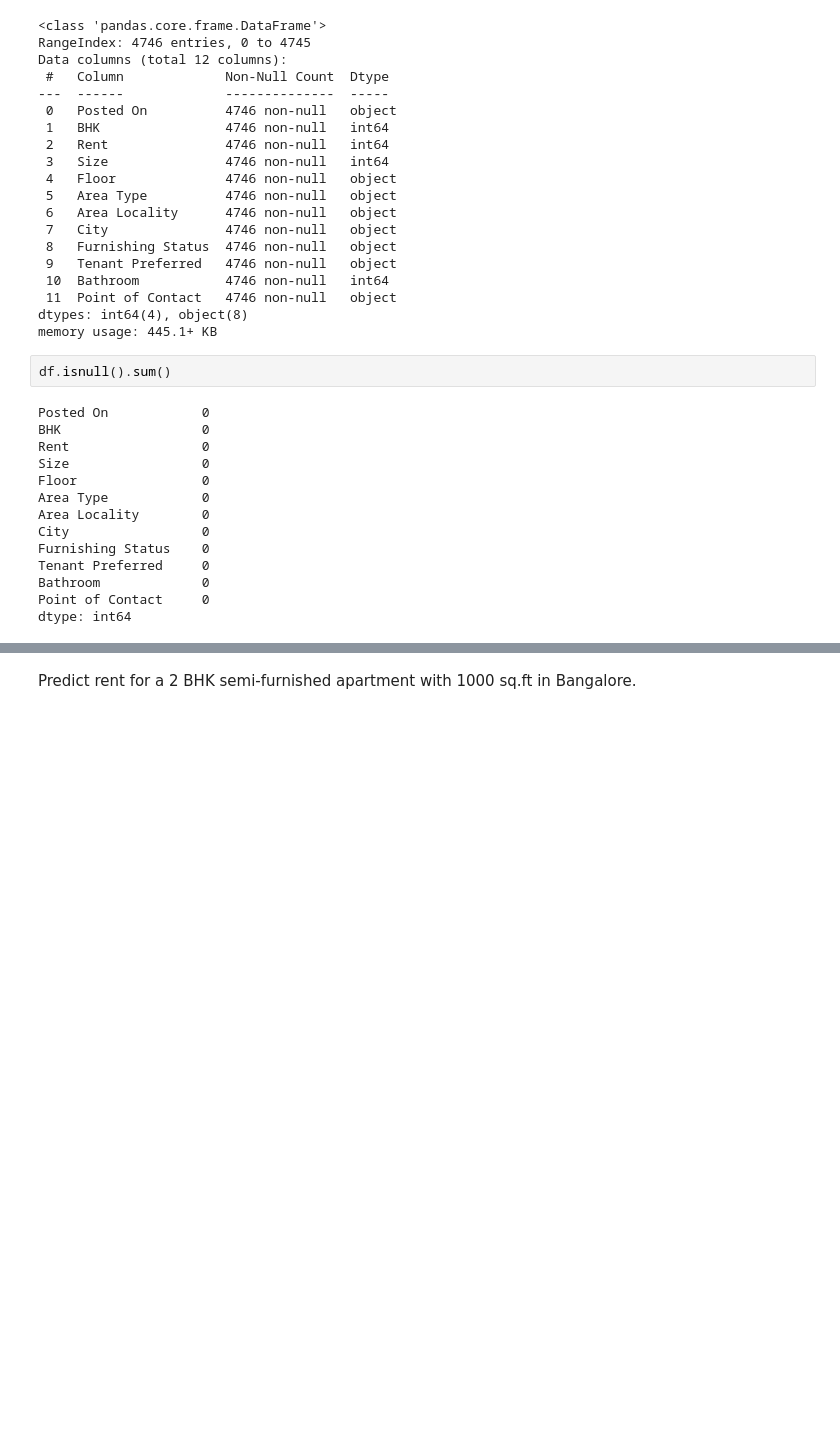
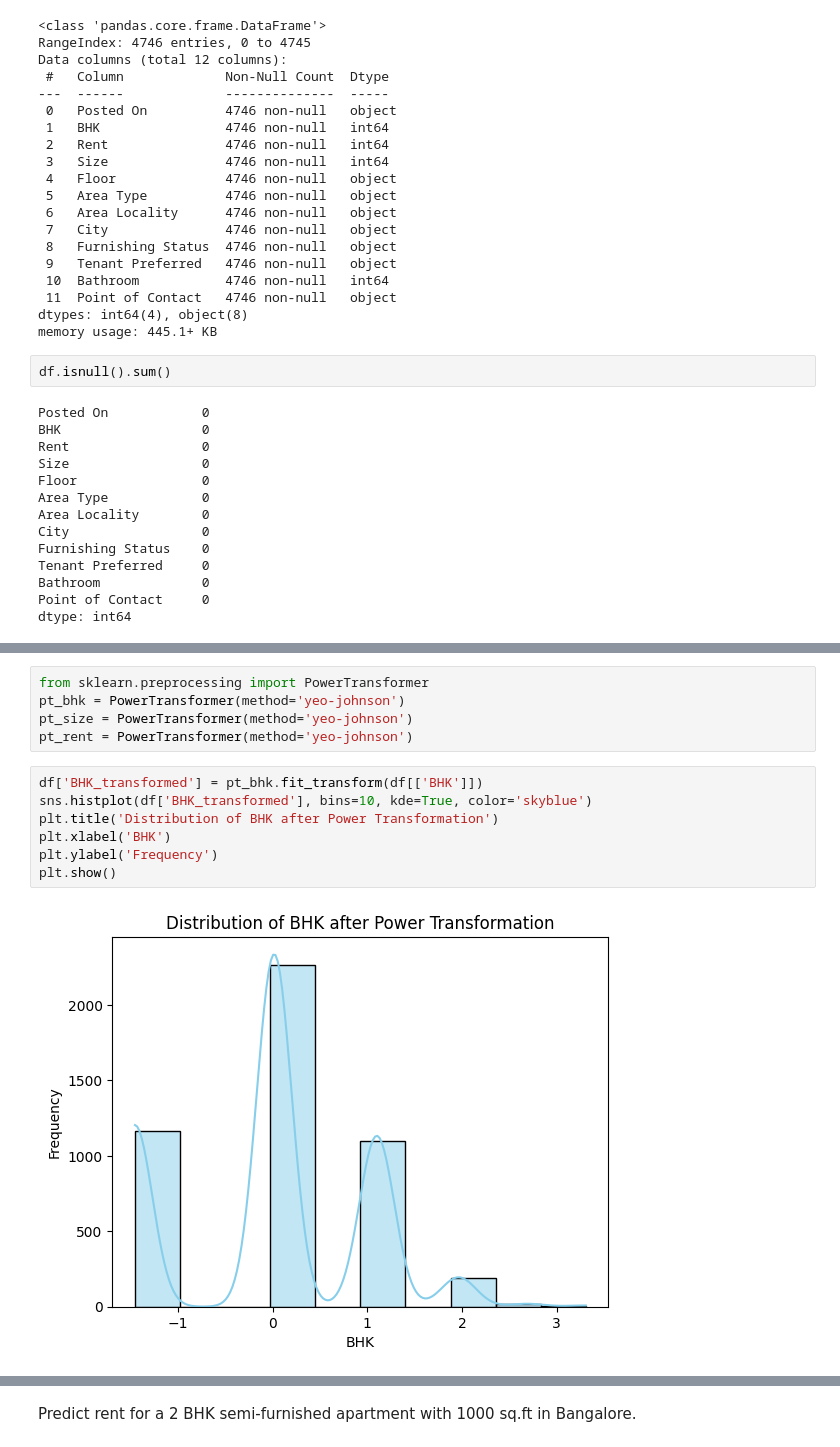
Before and after one commit to kanika-07cs/Task11-7.10.25-, a Jupyter notebook: Task.ipynb, the cells around one changed output, grey strips where cells are left out. Cells and saved outputs as stored; diff of their text form; blank space fills up the shorter version.

```diff
--- a/Task.ipynb
+++ b/Task.ipynb
@@ -71,0 +91,14 @@ df_encoded.head()
+# %%
+from sklearn.preprocessing import PowerTransformer
+pt_bhk = PowerTransformer(method='yeo-johnson')
+pt_size = PowerTransformer(method='yeo-johnson')
+pt_rent = PowerTransformer(method='yeo-johnson')
+# %%
+df['BHK_transformed'] = pt_bhk.fit_transform(df[['BHK']])
+sns.histplot(df['BHK_transformed'], bins=10, kde=True, color='skyblue')
+plt.title('Distribution of BHK after Power Transformation')
+plt.xlabel('BHK')
+plt.ylabel('Frequency')
+plt.show()
+# %% [output]
+[figure, added]
```
Also changed, not shown: parts of 11 cells of this notebook.
